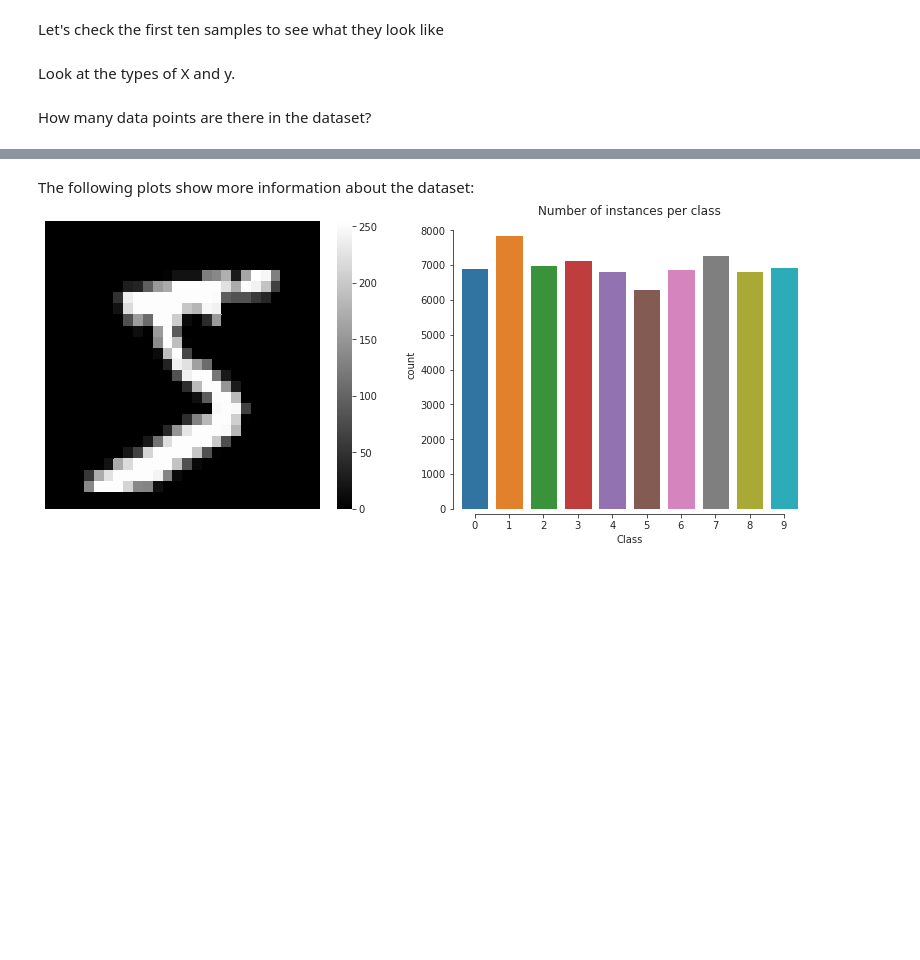
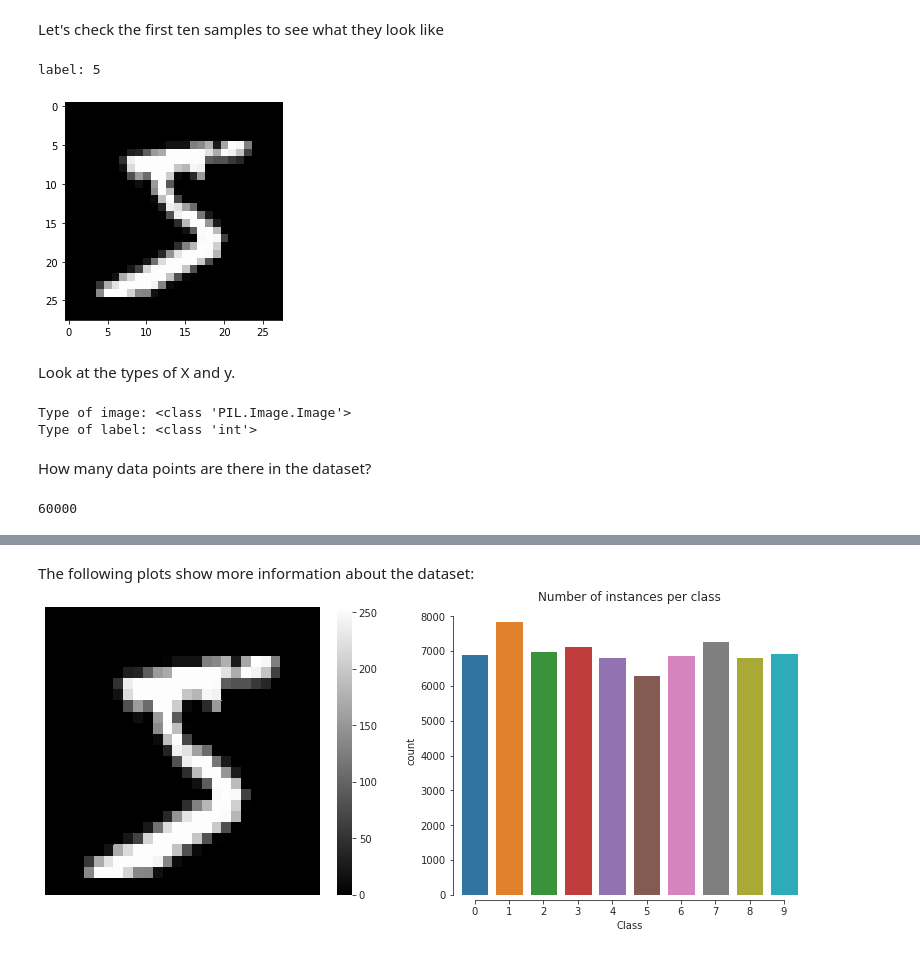
Before and after one commit to adjr2/deep_learning, a Jupyter notebook: Ex1_2022.ipynb, the cells around one changed output, grey strips where cells are left out. Saved outputs shown, nothing was run; the diff lists cells and outputs as text; code cells hidden in the pictures; blank space fills up the shorter version.

```diff
--- a/Ex1_2022.ipynb
+++ b/Ex1_2022.ipynb
@@ -165,5 +257,10 @@ Let's check the first ten samples to see what they look like
 # %%
 X_sample, y_sample = mnist[0]
 # TODO: display the label and the image
+plt.imshow(X_sample, cmap="gray")
+print(f"label: {y_sample}")
+# %% [output]
+label: 5
+[figure, added]
 # %% [markdown]
 Look at the types of X and y.
@@ -172,7 +267,17 @@ Look at the types of X and y.
+# %%
+# TODO: display types
+print(f"Type of image: {type(X_sample)}")
+print(f"Type of label: {type(y_sample)}")
+# %% [output]
+Type of image: <class 'PIL.Image.Image'>
+Type of label: <class 'int'>
 # %% [markdown]
 How many data points are there in the dataset?
 # %%
 # TODO: print out the length of the dataset
+mnist.data.shape[0]
+# %% [output]
+60000
 # %%
 N = 10
 fig, axes = plt.subplots(1, N, figsize=(2*N, 2))
```
Also changed, not shown: parts of 20 cells of this notebook.
